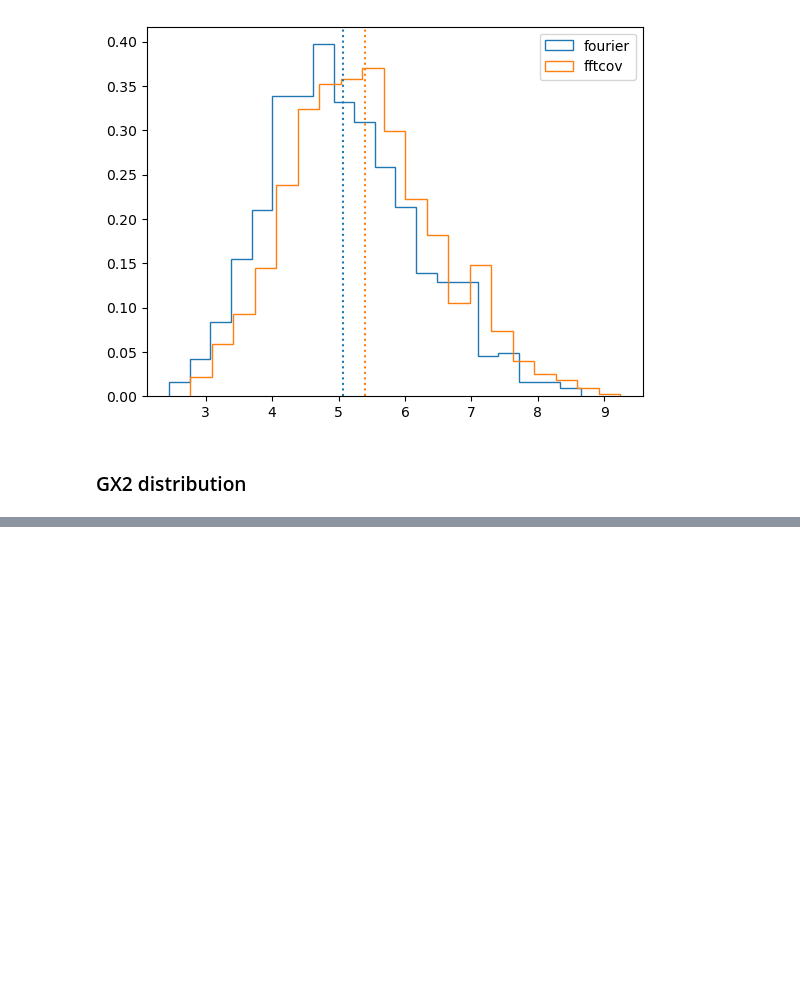
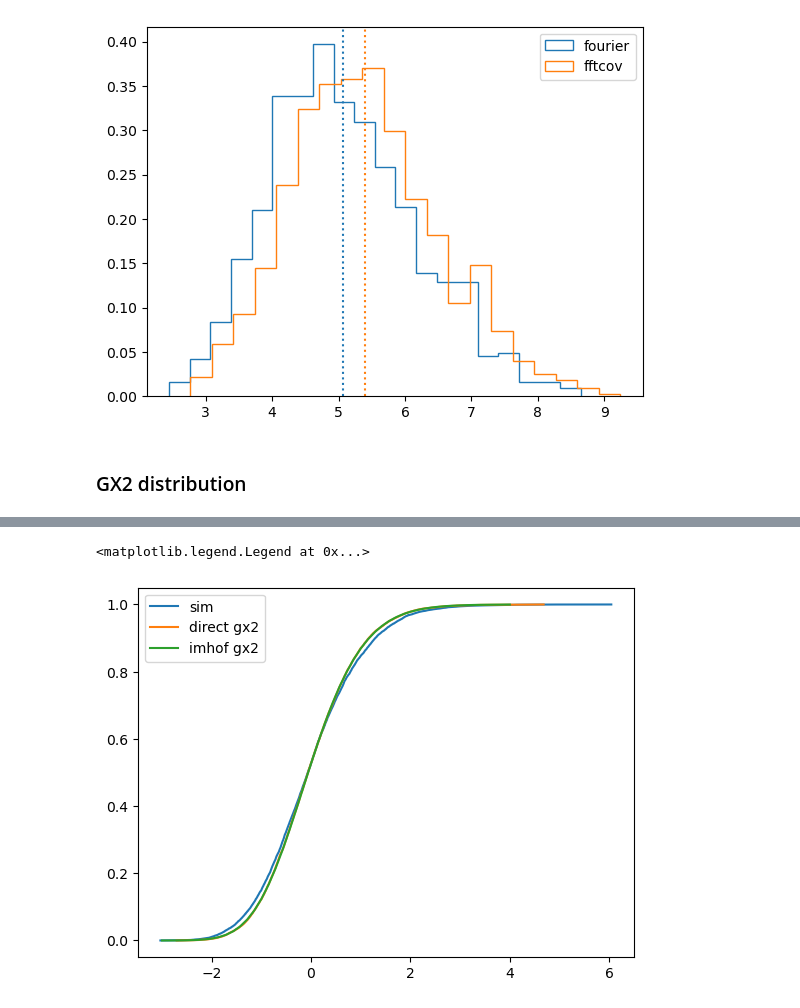
Before and after one commit to nanograv/discovery, a Jupyter notebook: examples/os_example.ipynb, the cells around one changed output, grey strips where cells are left out. Drawn from its saved outputs; the diff is of its cells as text; code cells hidden in the pictures; blank space fills up the shorter version.

```diff
--- a/examples/os_example.ipynb
+++ b/examples/os_example.ipynb
@@ -342,0 +423,14 @@ pp.plot(xs, os.gx2cdf(p0, xs, cutoff=1e-6, limit=200, epsabs=1e-6))
+# %%
+jsim, jos = jax.jit(sim2.sample), jax.jit(os2.os)
+# %%
+key = ds.matrix.jnpkey(42)
+
+oslist2 = []
+for i in tqdm.tqdm(range(10000)):
+    key, ys = jsim(key, p0)
+    oslist2.append(jos({**p0, **{f'{psr.name}_sim_y': y for psr, y in zip(allpsrs, ys)}}))
+snrs2 = np.array([o['snr'] for o in oslist2])
+# %%
+%%time
+xs2 = np.linspace(-3, 4, 50)
+cs2 = os2.gx2cdf(p0, xs2, cutoff=1e-6, limit=200, epsabs=1e-6)
@@ -342,0 +458,11 @@ pp.plot(xs, os.gx2cdf(p0, xs, cutoff=1e-6, limit=200, epsabs=1e-6))
+# %%
+def makecdf(array):
+    return np.sort(array), np.arange(1, len(array) + 1) / len(array)
+# %%
+pp.plot(*makecdf(snrs2), label='sim')
+pp.plot(*makecdf(dsnr), label='direct gx2')
+pp.plot(xs2, cs2, label='imhof gx2')
+pp.legend()
+# %% [output]
+<matplotlib.legend.Legend at 0x...>
+[figure, added]
```
Also changed, not shown: parts of 51 cells of this notebook, 5 other files.
